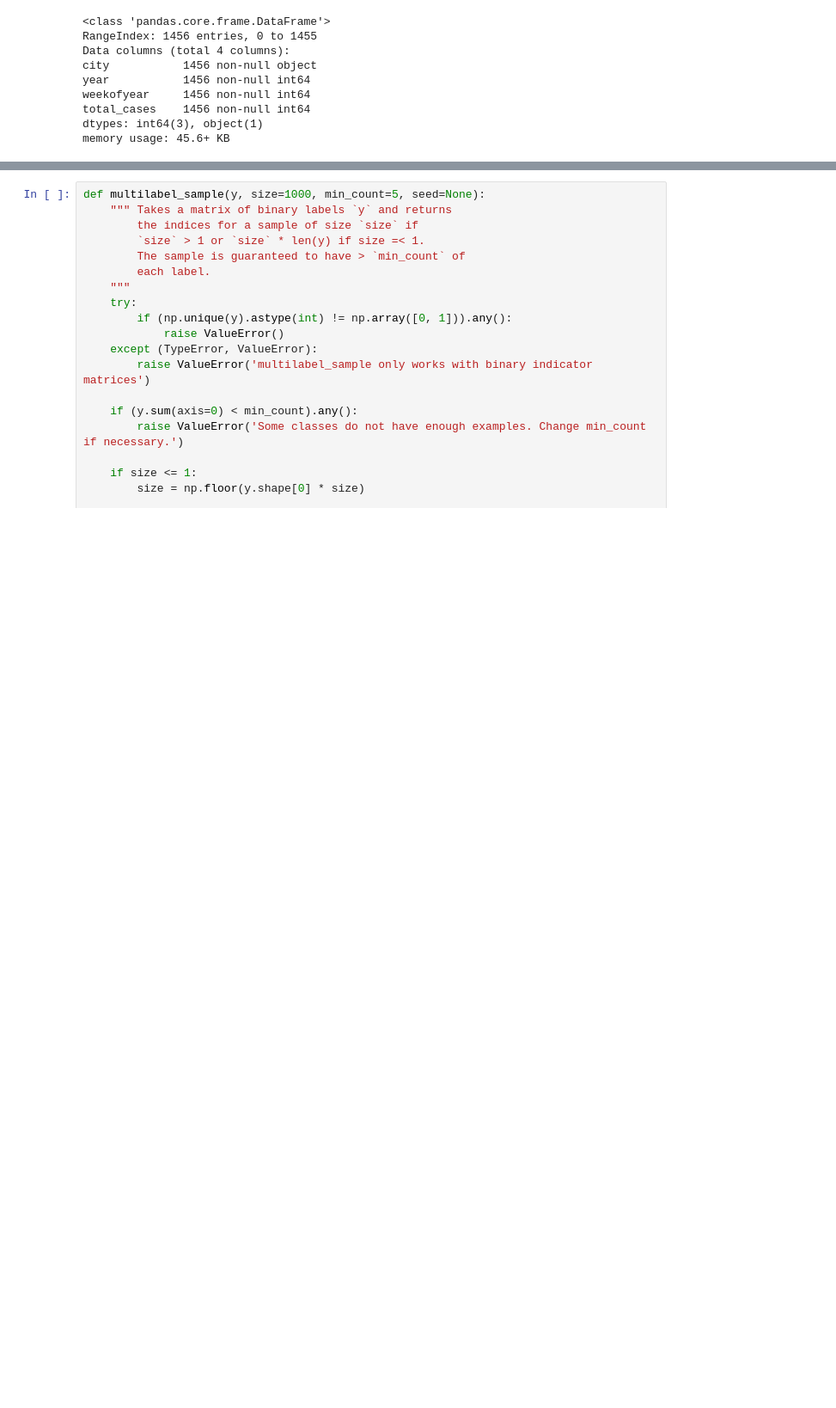
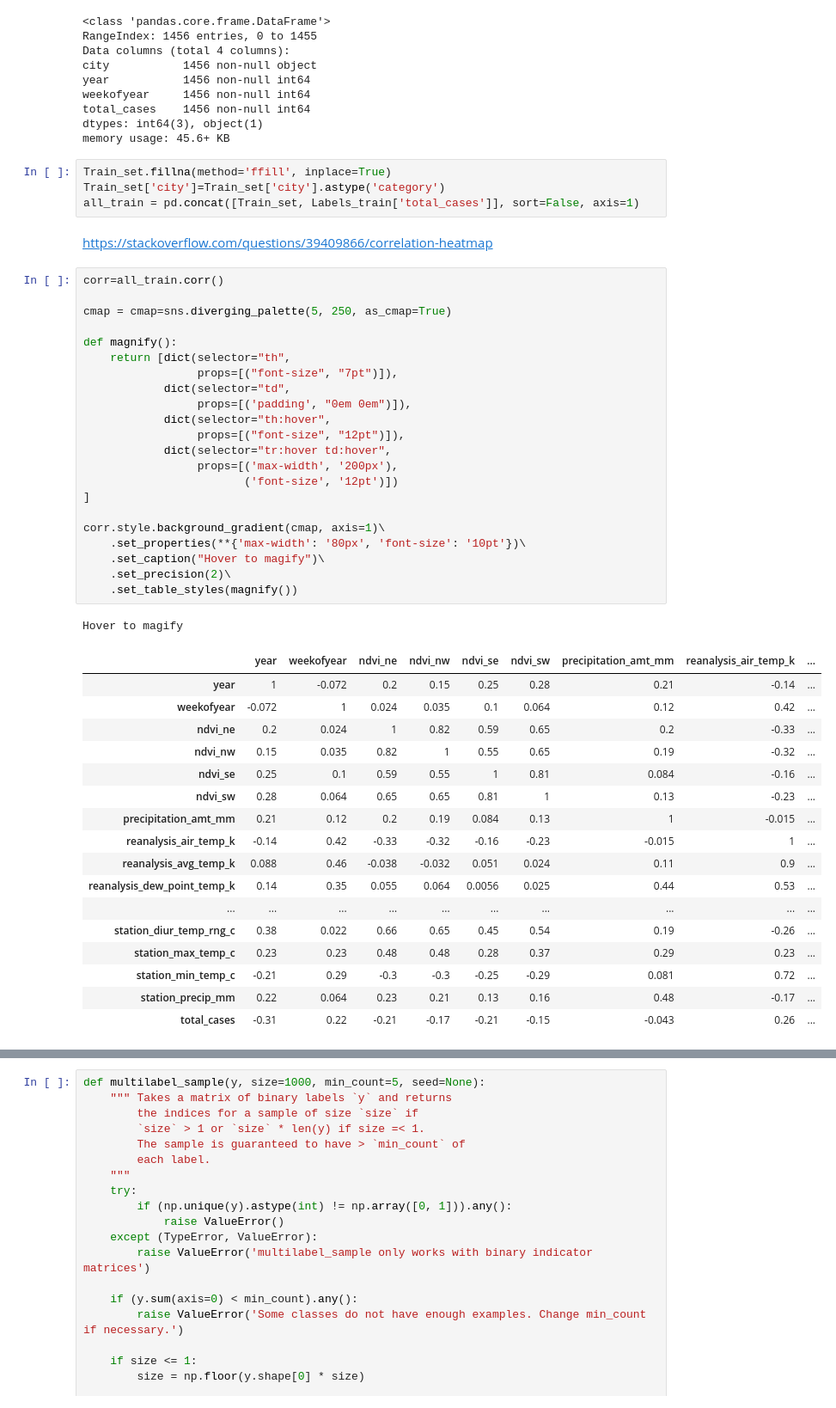
Before and after one commit to jisanos/DengAIProject, a Jupyter notebook: Final_Proyect_Script.ipynb, the cells around one changed output, grey strips where cells are left out. Shown at 86% size. Cells and saved outputs as stored; diff of their text form; blank space fills up the shorter version.

```diff
--- a/Final_Proyect_Script.ipynb
+++ b/Final_Proyect_Script.ipynb
@@ -127,4 +98,51 @@ weekofyear     1456 non-null int64
 total_cases    1456 non-null int64
 dtypes: int64(3), object(1)
 memory usage: 45.6+ KB
+# %%
+Train_set.fillna(method='ffill', inplace=True)
+Train_set['city']=Train_set['city'].astype('category')
+all_train = pd.concat([Train_set, Labels_train['total_cases']], sort=False, axis=1)
+# %% [markdown]
+https://stackoverflow.com/questions/39409866/correlation-heatmap
+# %%
+corr=all_train.corr()
+
+cmap = cmap=sns.diverging_palette(5, 250, as_cmap=True)
+
+def magnify():
+    return [dict(selector="th",
+                 props=[("font-size", "7pt")]),
+            dict(selector="td",
+                 props=[('padding', "0em 0em")]),
+            dict(selector="th:hover",
+                 props=[("font-size", "12pt")]),
+            dict(selector="tr:hover td:hover",
+                 props=[('max-width', '200px'),
+                        ('font-size', '12pt')])
+]
+
+corr.style.background_gradient(cmap, axis=1)\
+    .set_properties(**{'max-width': '80px', 'font-size': '10pt'})\
+    .set_caption("Hover to magify")\
+    .set_precision(2)\
+    .set_table_styles(magnify())
+# %% [output]
+Hover to magify
+|  | year | weekofyear | ndvi_ne | ndvi_nw | ndvi_se | ndvi_sw | precipitation_amt_mm | reanalysis_air_temp_k | ... |
+| year | 1 | -0.072 | 0.2 | 0.15 | 0.25 | 0.28 | 0.21 | -0.14 | ... |
+| weekofyear | -0.072 | 1 | 0.024 | 0.035 | 0.1 | 0.064 | 0.12 | 0.42 | ... |
+| ndvi_ne | 0.2 | 0.024 | 1 | 0.82 | 0.59 | 0.65 | 0.2 | -0.33 | ... |
+| ndvi_nw | 0.15 | 0.035 | 0.82 | 1 | 0.55 | 0.65 | 0.19 | -0.32 | ... |
+| ndvi_se | 0.25 | 0.1 | 0.59 | 0.55 | 1 | 0.81 | 0.084 | -0.16 | ... |
+| ndvi_sw | 0.28 | 0.064 | 0.65 | 0.65 | 0.81 | 1 | 0.13 | -0.23 | ... |
+| precipitation_amt_mm | 0.21 | 0.12 | 0.2 | 0.19 | 0.084 | 0.13 | 1 | -0.015 | ... |
+| reanalysis_air_temp_k | -0.14 | 0.42 | -0.33 | -0.32 | -0.16 | -0.23 | -0.015 | 1 | ... |
+| reanalysis_avg_temp_k | 0.088 | 0.46 | -0.038 | -0.032 | 0.051 | 0.024 | 0.11 | 0.9 | ... |
+| reanalysis_dew_point_temp_k | 0.14 | 0.35 | 0.055 | 0.064 | 0.0056 | 0.025 | 0.44 | 0.53 | ... |
+| ... | ... | ... | ... | ... | ... | ... | ... | ... | ... |
+| station_diur_temp_rng_c | 0.38 | 0.022 | 0.66 | 0.65 | 0.45 | 0.54 | 0.19 | -0.26 | ... |
+| station_max_temp_c | 0.23 | 0.23 | 0.48 | 0.48 | 0.28 | 0.37 | 0.29 | 0.23 | ... |
+| station_min_temp_c | -0.21 | 0.29 | -0.3 | -0.3 | -0.25 | -0.29 | 0.081 | 0.72 | ... |
+| station_precip_mm | 0.22 | 0.064 | 0.23 | 0.21 | 0.13 | 0.16 | 0.48 | -0.17 | ... |
+| total_cases | -0.31 | 0.22 | -0.21 | -0.17 | -0.21 | -0.15 | -0.043 | 0.26 | ... |
 # %%
```
Also changed, not shown: parts of 24 cells of this notebook.
